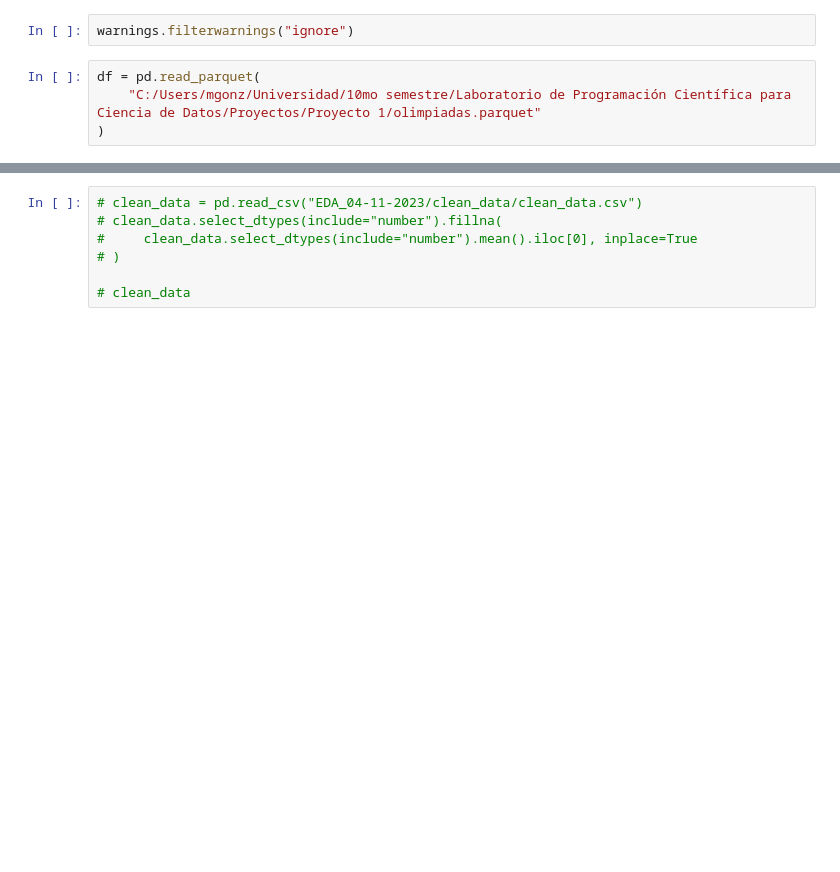
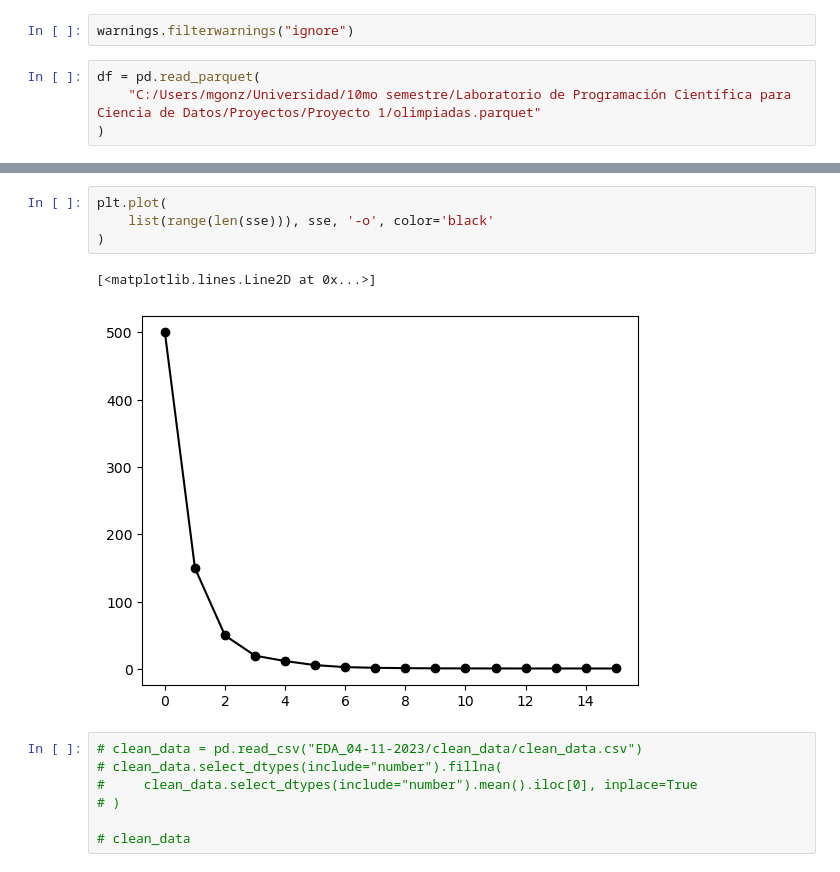
Before and after one commit to mgzotero/MDS7202, a Jupyter notebook: Proyectos/Proyecto 1/proyecto1.ipynb, the cells around one changed output, grey strips where cells are left out. Cells and saved outputs as stored; diff of their text form; blank space fills up the shorter version.

```diff
--- a/Proyectos/Proyecto 1/proyecto1.ipynb
+++ b/Proyectos/Proyecto 1/proyecto1.ipynb
@@ -623,3 +726,10 @@ profiler.df
+# %%
+plt.plot(
+    list(range(len(sse))), sse, '-o', color='black'
+)
+# %% [output]
+[<matplotlib.lines.Line2D at 0x...>]
+[figure, added]
 # %%
 # clean_data = pd.read_csv("EDA_04-11-2023/clean_data/clean_data.csv")
 # clean_data.select_dtypes(include="number").fillna(
```
Also changed, not shown: parts of 19 cells of this notebook, 35 other files.
